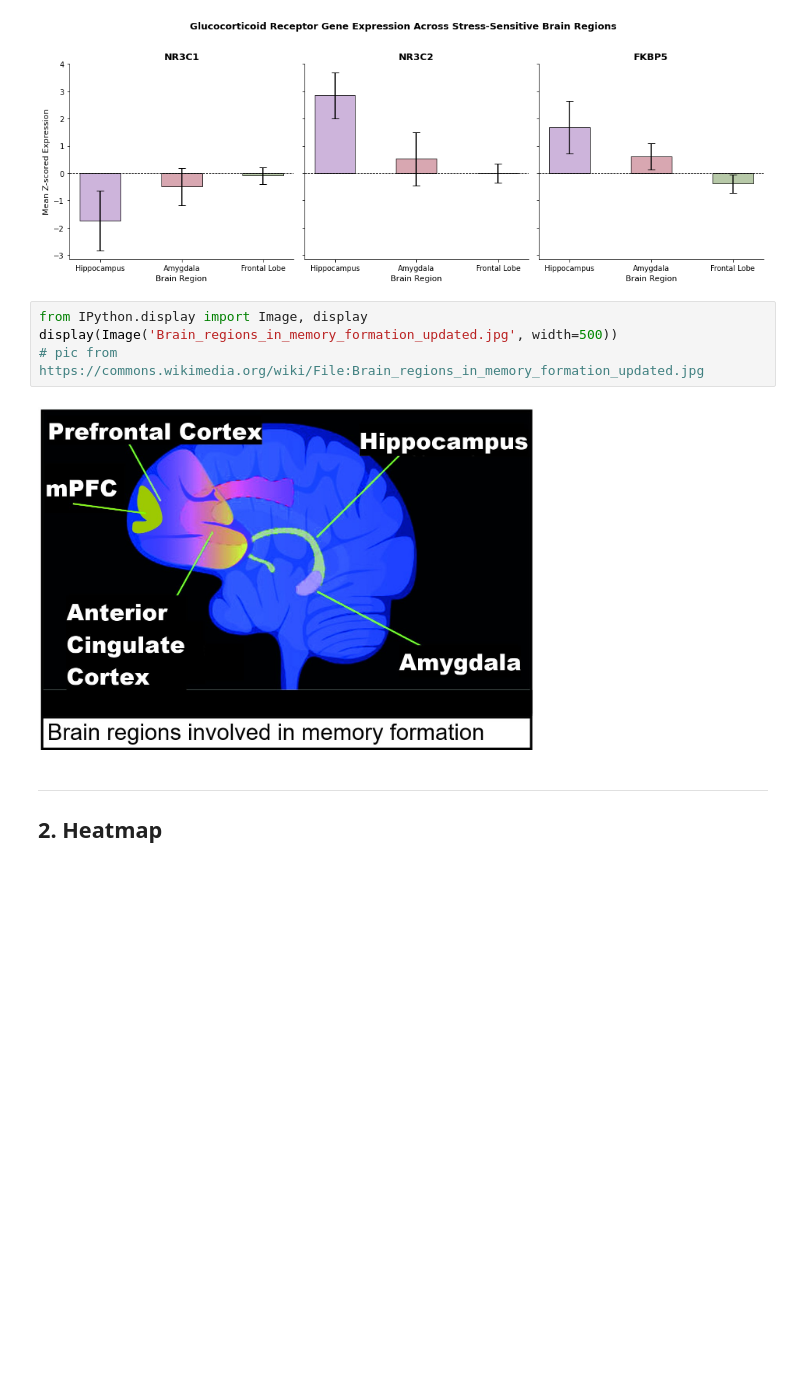
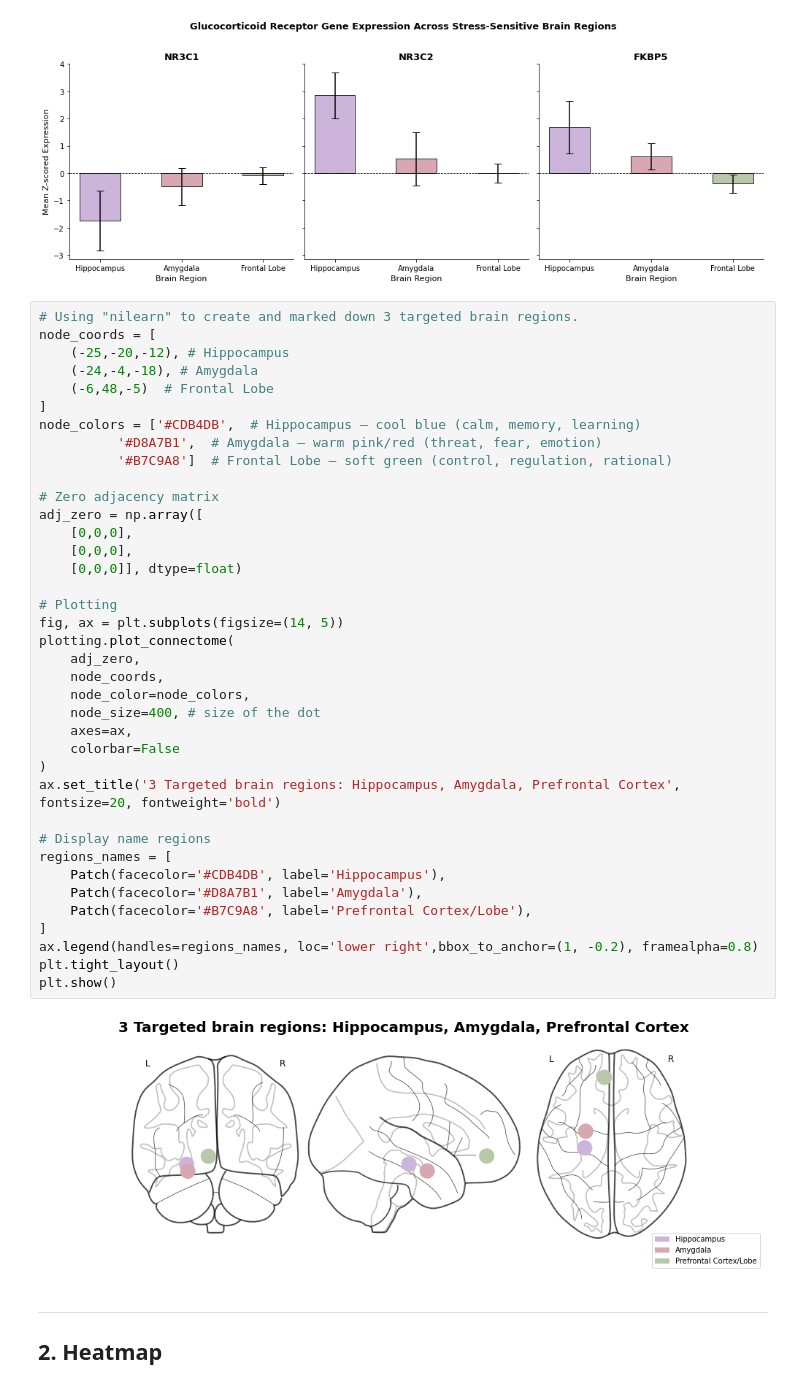
Before and after one commit to VipVeeratat/COGS138_FinalProject_2026, a Jupyter notebook: COG138_FinalProject_GroupXYZ.ipynb, the cells around one changed output. Saved outputs shown, nothing was run; the diff lists cells and outputs as text; blank space fills up the shorter version.

```diff
--- a/COG138_FinalProject_GroupXYZ.ipynb
+++ b/COG138_FinalProject_GroupXYZ.ipynb
@@ -416,12 +421,46 @@ plt.tight_layout()
 plt.show()
 # %% [output]
 [figure]
-# %%
-from IPython.display import Image, display
-display(Image('Brain_regions_in_memory_formation_updated.jpg', width=500))
-# pic from https://commons.wikimedia.org/wiki/File:Brain_regions_in_memory_formation_updated.jpg
-# %% [output]
-[figure, removed]
+# %%
+# Using "nilearn" to create and marked down 3 targeted brain regions.
+node_coords = [
+    (-25,-20,-12), # Hippocampus
+    (-24,-4,-18), # Amygdala
+    (-6,48,-5)  # Frontal Lobe
+]
+node_colors = ['#CDB4DB',  # Hippocampus — cool blue (calm, memory, learning)
+          '#D8A7B1',  # Amygdala — warm pink/red (threat, fear, emotion)
+          '#B7C9A8']  # Frontal Lobe — soft green (control, regulation, rational)
+
+# Zero adjacency matrix
+adj_zero = np.array([
+    [0,0,0],
+    [0,0,0],
+    [0,0,0]], dtype=float)
+
+# Plotting
+fig, ax = plt.subplots(figsize=(14, 5))
+plotting.plot_connectome(
+    adj_zero,
+    node_coords,
+    node_color=node_colors,
+    node_size=400, # size of the dot
+    axes=ax,
+    colorbar=False
+)
+ax.set_title('3 Targeted brain regions: Hippocampus, Amygdala, Prefrontal Cortex', fontsize=20, fontweight='bold')
+
+# Display name regions
+regions_names = [
+    Patch(facecolor='#CDB4DB', label='Hippocampus'),
+    Patch(facecolor='#D8A7B1', label='Amygdala'),
+    Patch(facecolor='#B7C9A8', label='Prefrontal Cortex/Lobe'),
+]
+ax.legend(handles=regions_names, loc='lower right',bbox_to_anchor=(1, -0.2), framealpha=0.8)
+plt.tight_layout()
+plt.show()
+# %% [output]
+[figure, added]
 # %% [markdown]
 ---
 ## 2. Heatmap
```
Also changed, not shown: parts of 5 cells of this notebook, 2 other files.
